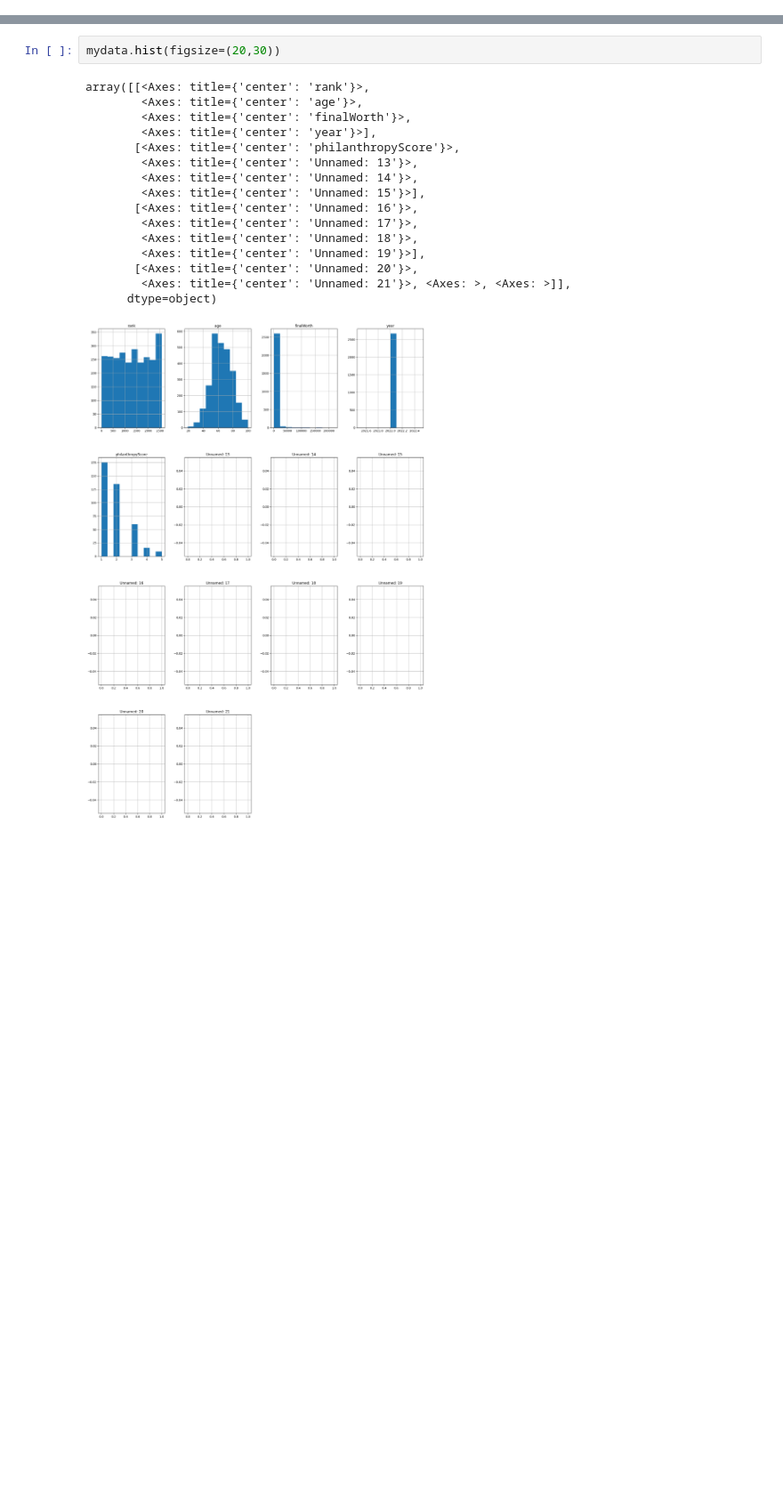
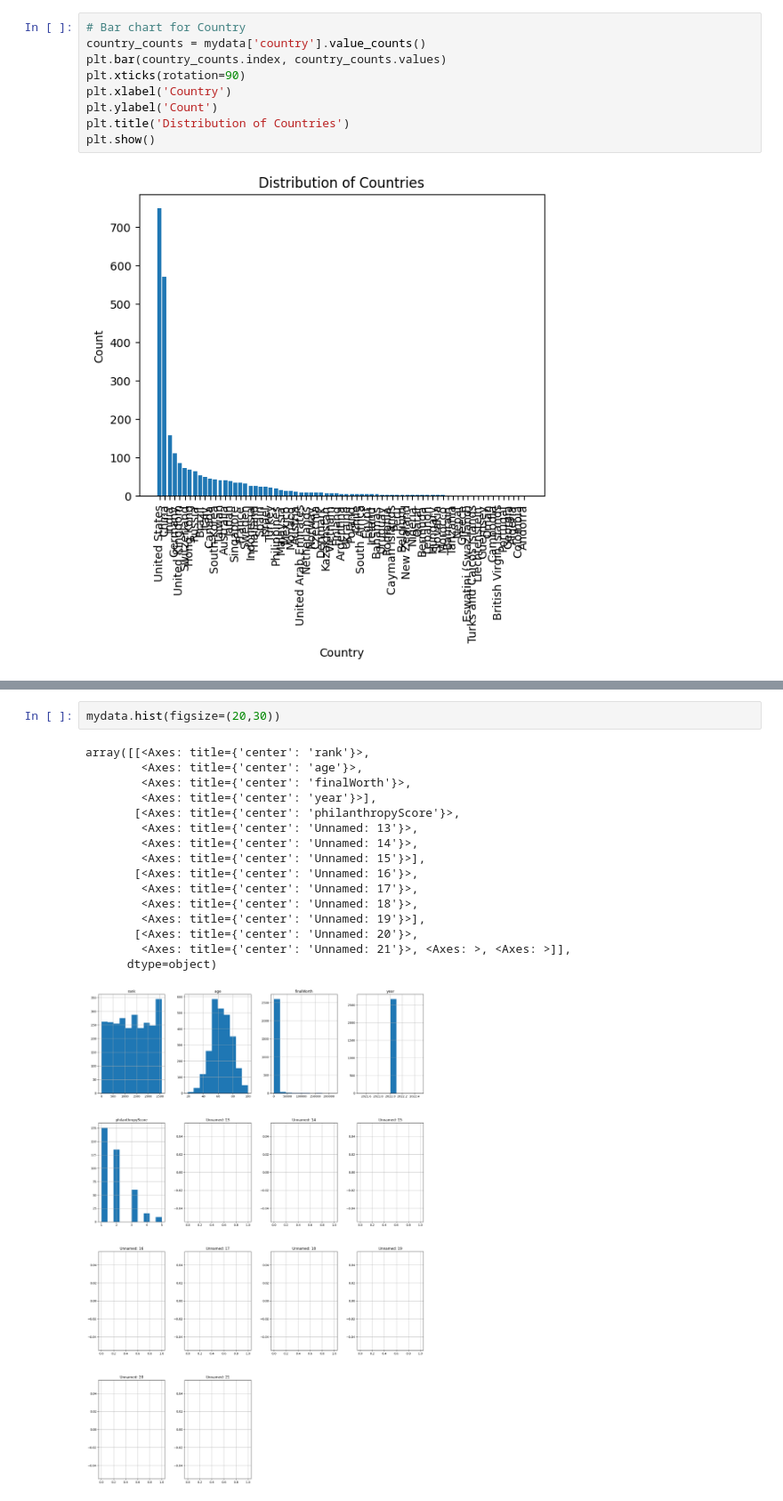
Before and after one commit to Sarajaldin/Richest-Persons, a Jupyter notebook: richest_persons.ipynb, the cells around one changed output, grey strips where cells are left out. Shown at 89% size. Drawn from its saved outputs; the diff is of its cells as text; blank space fills up the shorter version.

```diff
--- a/richest_persons.ipynb
+++ b/richest_persons.ipynb
@@ -154,0 +54,11 @@ memory usage: 440.4+ KB
+# %%
+# Bar chart for Country
+country_counts = mydata['country'].value_counts()
+plt.bar(country_counts.index, country_counts.values)
+plt.xticks(rotation=90)
+plt.xlabel('Country')
+plt.ylabel('Count')
+plt.title('Distribution of Countries')
+plt.show()
+# %% [output]
+[figure, added]
```
Also changed, not shown: parts of 24 cells of this notebook.
